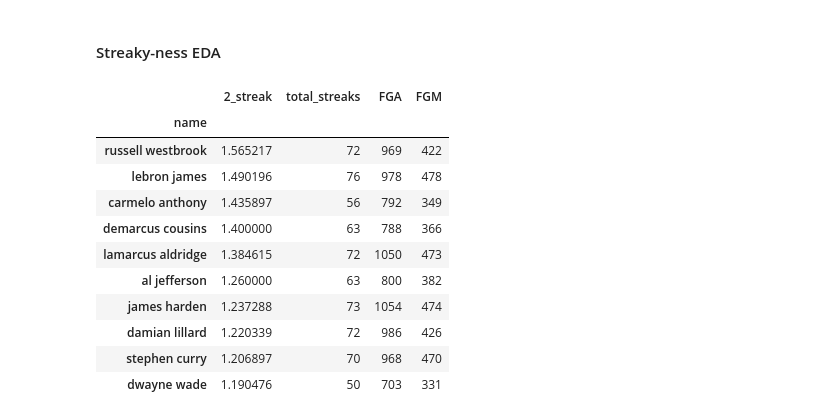
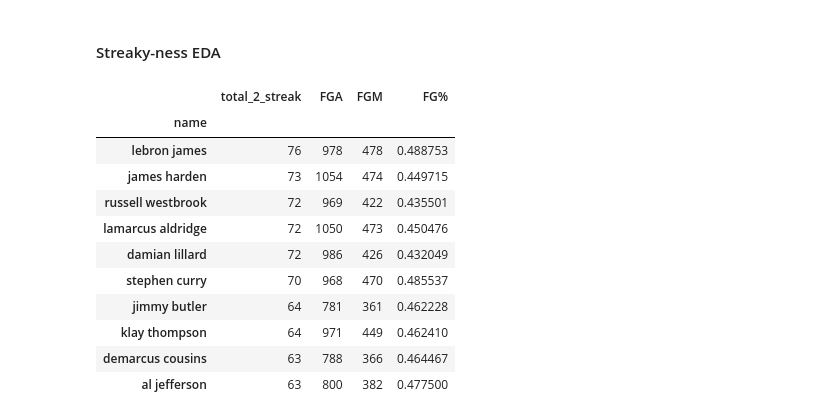
Before and after one commit to jessimk/hothand, a Jupyter notebook: Streaky-ness.ipynb, the cells around one changed output. Cells and saved outputs as stored; diff of their text form; code cells hidden in the pictures.

```diff
--- a/Streaky-ness.ipynb
+++ b/Streaky-ness.ipynb
@@ -117,26 +131,3 @@ streaks.head()
 # %%
 n_shots = pd.DataFrame(streaks.groupby('name')['FGA'].sum())
 made_shots = pd.DataFrame(streaks.groupby('name')['FGM'].sum())
-# %%
-total_2s = pd.DataFrame(streaks.groupby('name')["2_streak"].sum())
-total_2s.columns = ['total_streaks']
-
-mean_2streak = streaks.groupby('name')["2_streak"].mean()
-mean_2streak = pd.DataFrame(mean_2streak)
-
-mean_2streak = pd.concat([mean_2streak,total_2s,n_shots, made_shots], axis=1).sort_values(by="2_streak", ascending=False)
-
-mean_2streak.head(10)
-# %% [output]
-|  | 2_streak | total_streaks | FGA | FGM |
-| name |  |  |  |  |
-| russell westbrook | 1.565217 | 72 | 969 | 422 |
-| lebron james | 1.490196 | 76 | 978 | 478 |
-| carmelo anthony | 1.435897 | 56 | 792 | 349 |
-| demarcus cousins | 1.400000 | 63 | 788 | 366 |
-| lamarcus aldridge | 1.384615 | 72 | 1050 | 473 |
-| al jefferson | 1.260000 | 63 | 800 | 382 |
-| james harden | 1.237288 | 73 | 1054 | 474 |
-| damian lillard | 1.220339 | 72 | 986 | 426 |
-| stephen curry | 1.206897 | 70 | 968 | 470 |
-| dwayne wade | 1.190476 | 50 | 703 | 331 |
@@ -142,0 +149,15 @@ mean_2streak.head(10)
+# %%
+streaks_dfs["2_streak"].head(10)
+# %% [output]
+|  | total_2_streak | FGA | FGM | FG% |
+| name |  |  |  |  |
+| lebron james | 76 | 978 | 478 | 0.488753 |
+| james harden | 73 | 1054 | 474 | 0.449715 |
+| russell westbrook | 72 | 969 | 422 | 0.435501 |
+| lamarcus aldridge | 72 | 1050 | 473 | 0.450476 |
+| damian lillard | 72 | 986 | 426 | 0.432049 |
+| stephen curry | 70 | 968 | 470 | 0.485537 |
+| jimmy butler | 64 | 781 | 361 | 0.462228 |
+| klay thompson | 64 | 971 | 449 | 0.462410 |
+| demarcus cousins | 63 | 788 | 366 | 0.464467 |
+| al jefferson | 63 | 800 | 382 | 0.477500 |
```
Also changed, not shown: parts of 15 cells of this notebook.
